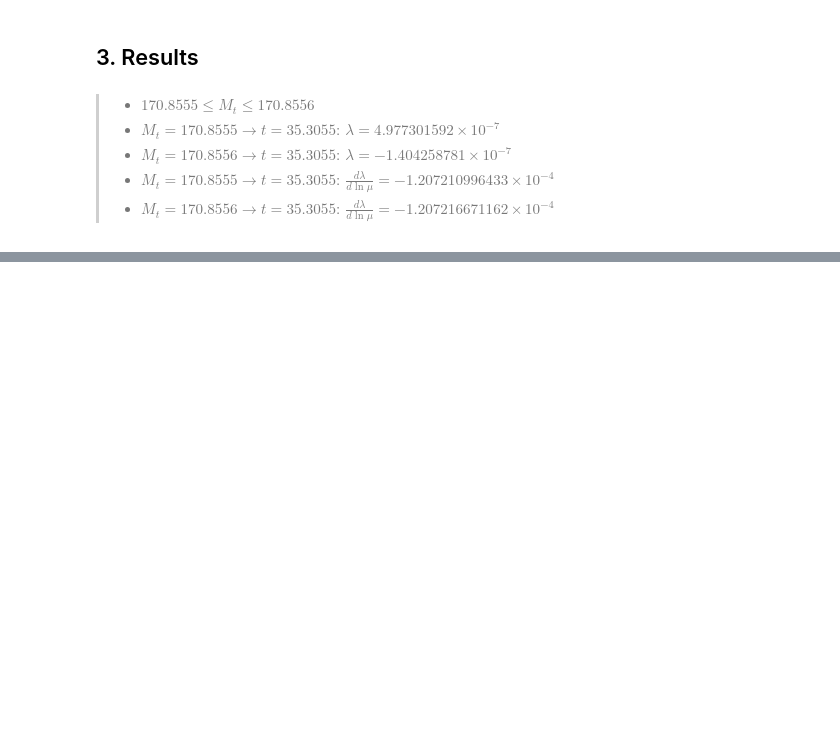
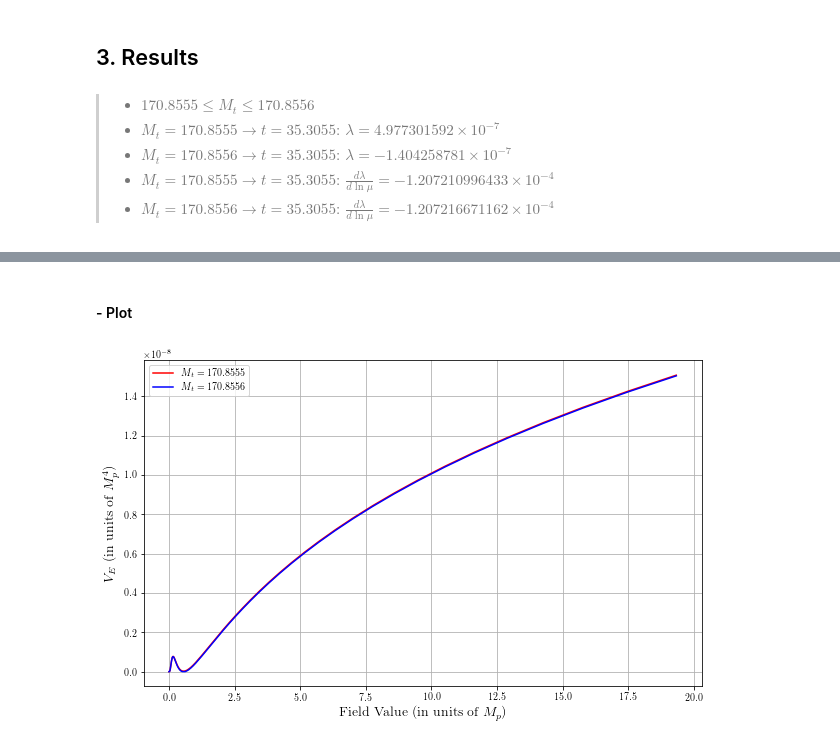
Before and after one commit to Axect/pbh, a Jupyter notebook: PBH_Critical.ipynb, the cells around one changed output, grey strips where cells are left out. Drawn from its saved outputs; the diff is of its cells as text; code cells hidden in the pictures; blank space fills up the shorter version.

```diff
--- a/PBH_Critical.ipynb
+++ b/PBH_Critical.ipynb
@@ -355,0 +457,14 @@ Minimum of 170.8556:  -0.0001207216671162
+# %% [markdown]
+####  - Plot
+# %%
+plt.figure(figsize=(10,6))
+plt.plot(h2_0,VE2_0,label=r"$M_t=170.8555$",color='red')
+plt.plot(h2_1,VE2_1,label=r"$M_t=170.8556$",color='blue')
+#plt.plot(h_6,VE_6,'.',label=r"$M_t=171$",color='blue')
+plt.xlabel(r'Field Value (in units of $M_p$)', fontsize=14)
+plt.ylabel(r'$V_E$ (in units of $M_p^4$)', fontsize=14)
+plt.legend()
+plt.grid()
+plt.show()
+# %% [output]
+[figure, added]
```
Also changed, not shown: parts of 20 cells of this notebook, 1 other file.
